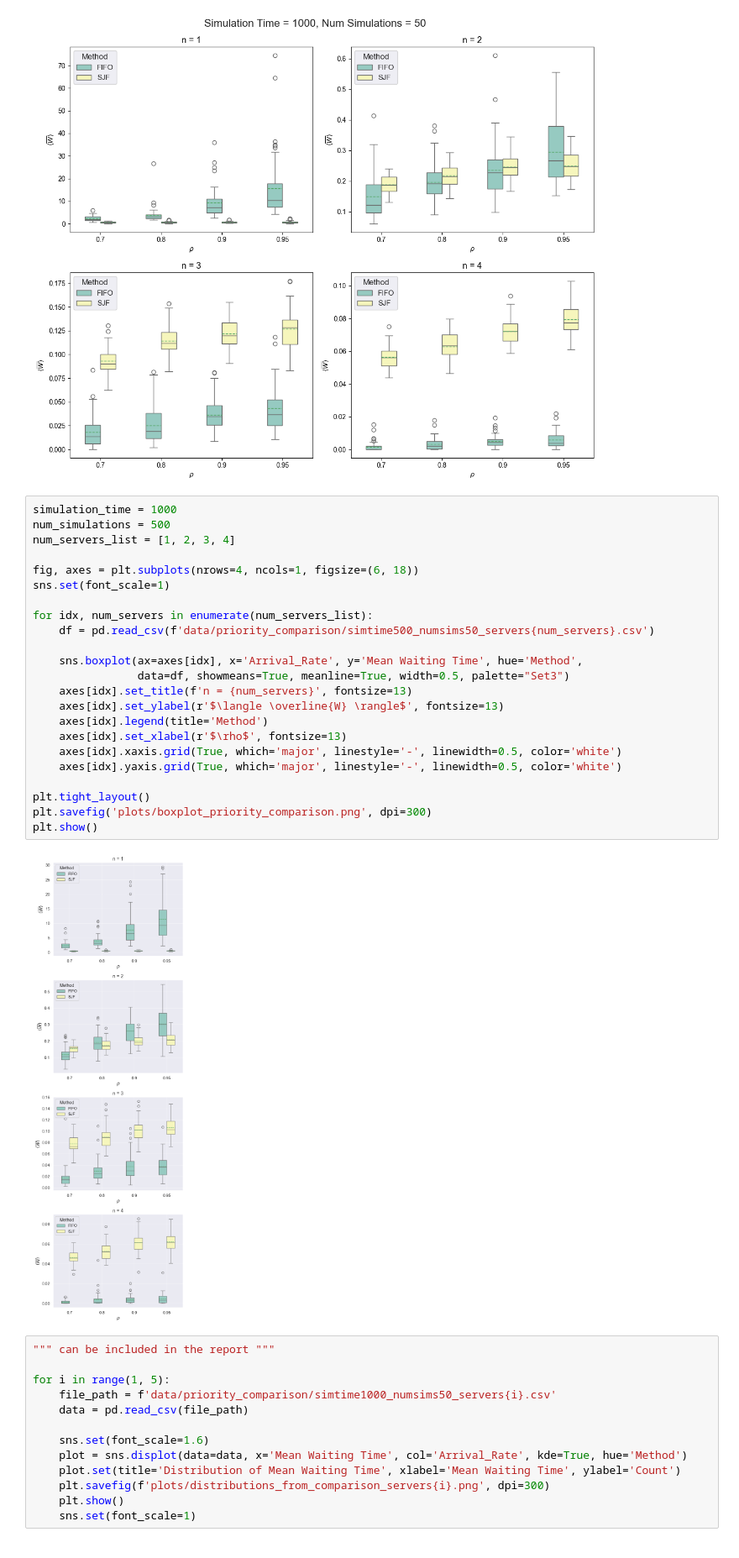
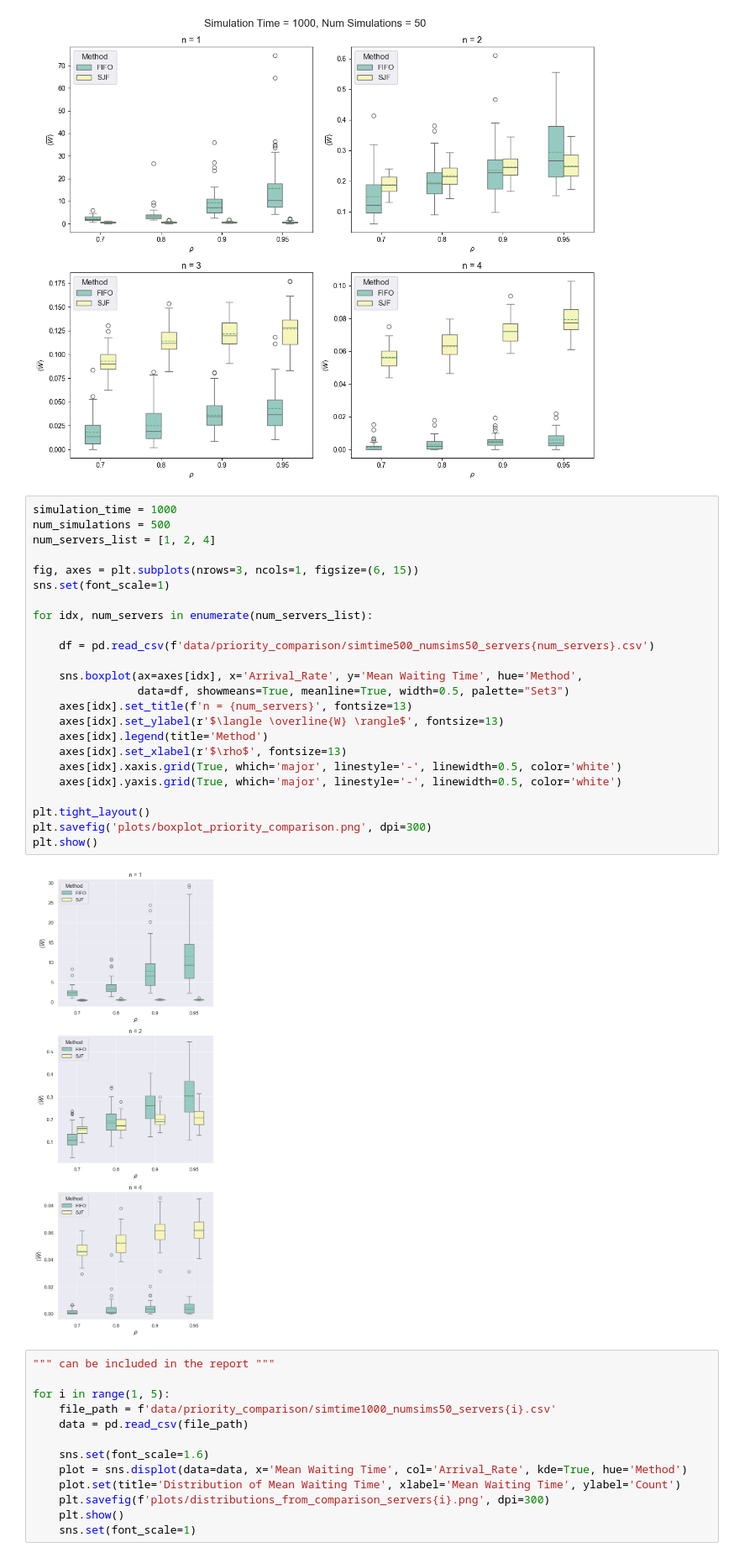
Before and after one commit to Foundnation/Stochastic-Simulation, a Jupyter notebook: Queueing/queue_notebook.ipynb, the cells around one changed output. Shown at 84% size. Saved outputs shown, nothing was run; the diff lists cells and outputs as text.

```diff
--- a/Queueing/queue_notebook.ipynb
+++ b/Queueing/queue_notebook.ipynb
@@ -527,28 +527,29 @@ plt.show()
 # %%
 simulation_time = 1000
 num_simulations = 500
-num_servers_list = [1, 2, 3, 4]
+num_servers_list = [1, 2, 4]
 
-fig, axes = plt.subplots(nrows=4, ncols=1, figsize=(6, 18))
+fig, axes = plt.subplots(nrows=3, ncols=1, figsize=(6, 15))
 sns.set(font_scale=1)
 
 for idx, num_servers in enumerate(num_servers_list):
+
     df = pd.read_csv(f'data/priority_comparison/simtime500_numsims50_servers{num_servers}.csv')
 
     sns.boxplot(ax=axes[idx], x='Arrival_Rate', y='Mean Waiting Time', hue='Method',
                 data=df, showmeans=True, meanline=True, width=0.5, palette="Set3")
     axes[idx].set_title(f'n = {num_servers}', fontsize=13)
     axes[idx].set_ylabel(r'$\langle \overline{W} \rangle$', fontsize=13)
     axes[idx].legend(title='Method')
     axes[idx].set_xlabel(r'$\rho$', fontsize=13)
     axes[idx].xaxis.grid(True, which='major', linestyle='-', linewidth=0.5, color='white')
     axes[idx].yaxis.grid(True, which='major', linestyle='-', linewidth=0.5, color='white')
 
 plt.tight_layout()
 plt.savefig('plots/boxplot_priority_comparison.png', dpi=300)
 plt.show()
 # %% [output]
-[figure, old version]
+[figure, new version]
 # %%
 """ can be included in the report """
 
```
